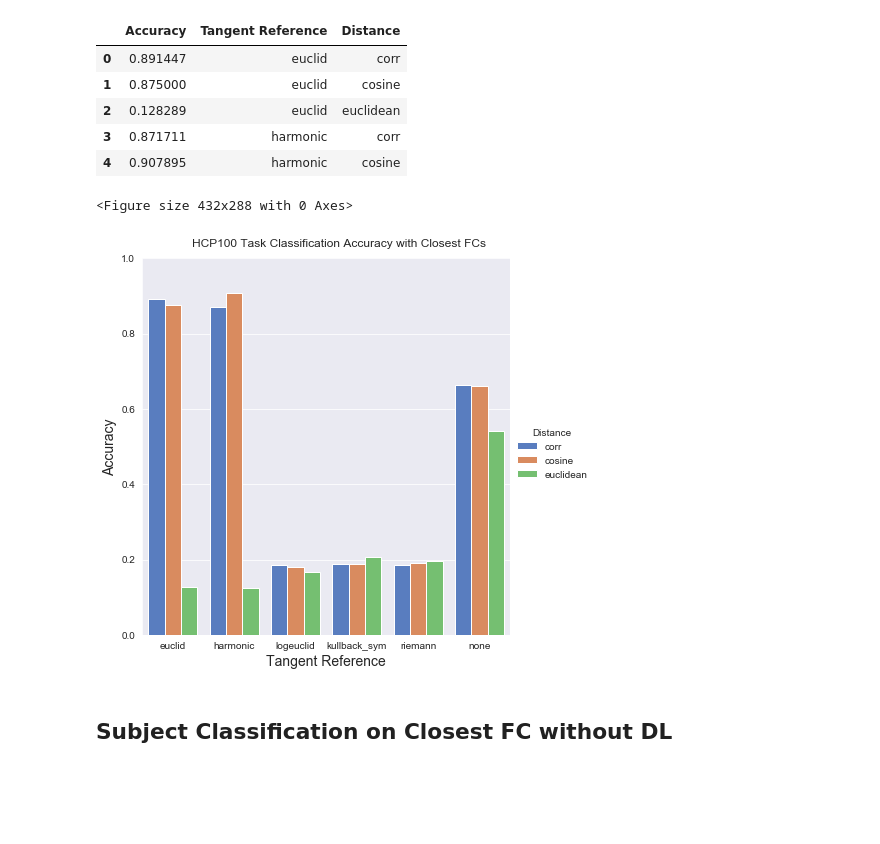
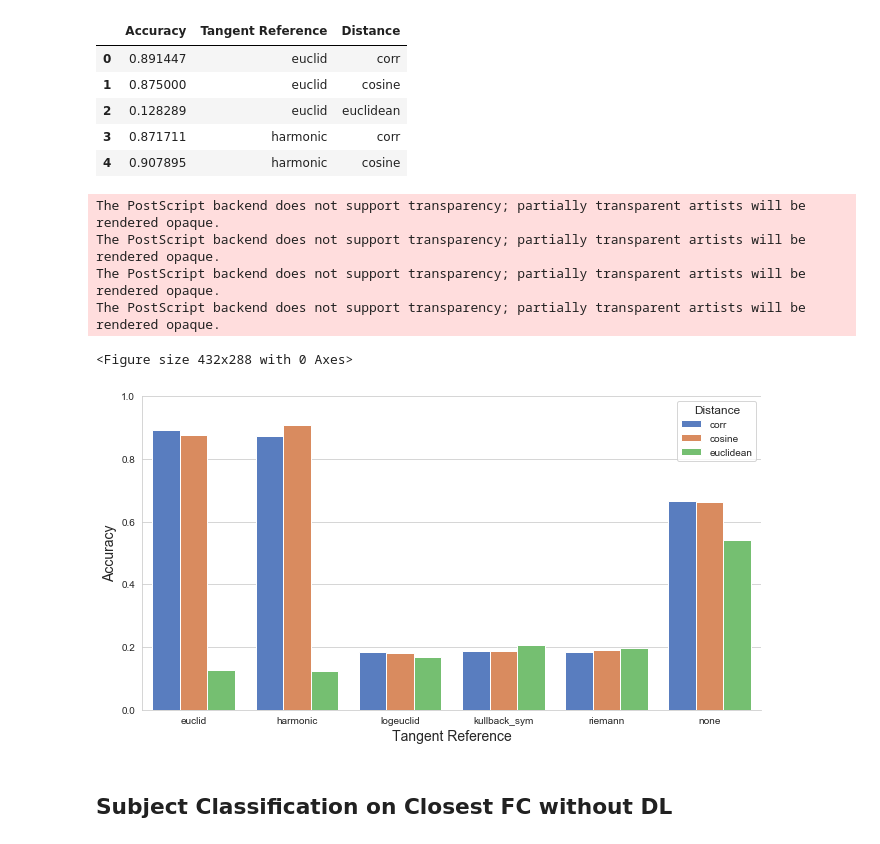
Before and after one commit to mwang29/fmri_learning, a Jupyter notebook: results/Data Visualizations.ipynb, the cells around one changed output. Saved outputs shown, nothing was run; the diff lists cells and outputs as text; code cells hidden in the pictures; blank space fills up the shorter version.

```diff
--- a/results/Data Visualizations.ipynb
+++ b/results/Data Visualizations.ipynb
@@ -6,6 +7,7 @@ plt.rcParams["axes.labelsize"] = 14
 # %% [markdown]
 ## HCP 100 Subjects CNN with 3 Pipelines
 # %%
+sns.set_style("whitegrid")
 baseline = pd.read_csv('HCP100_base_E200_LR0.001_R1_S0_Y1_20.csv')
 tan_euclidean = pd.read_csv('HCP100_Taneuclid_E200_LR0.001_R1_S0_Y1_20.csv')
 pca_recon = pd.read_csv('HCP100_recon_0.025_E200_LR0.001_R0_S0_Y1.csv')
@@ -13,8 +15,9 @@ df = pd.concat([baseline['Accuracy'], pca_recon['Accuracy'],
                 tan_euclidean['Accuracy']], axis=1,
                keys=['Baseline', 'PCA Recon: 2.5% PCs', 'Tan Euclidean'])
 df = df.melt(var_name='Pipelines', value_name='Test accuracy')
-ax = sns.violinplot(x="Pipelines", y="Test accuracy", data=df).set_title(
-    'HCP 8 Task Classification Accuracy of DL Piplines')
+ax = sns.violinplot(x="Pipelines", y="Test accuracy", data=df)
 fig = ax.get_figure()
+fig.set_size_inches(10,5)
+plt.savefig('DL_pipelines.eps', bbox_inches='tight', transparent=True)
 plt.show()
 # %% [output]
@@ -36,16 +39,20 @@ distances.head()
 | 3 | 0.871711 | harmonic | corr |
 | 4 | 0.907895 | harmonic | cosine |
 # %%
-sns.set_style("darkgrid")
+sns.set_style("whitegrid")
 plt.tight_layout()
 ref_plot = sns.catplot(x="Tangent Reference", y="Accuracy", hue="Distance", data=distances,
-                height=6, kind="bar", palette="muted").set(ylim=(0, 1))
-ref_plot.fig.suptitle('HCP100 Task Classification Accuracy with Closest FC', y=1.02)
-plt.savefig('distance_task.png', bbox_inches='tight')
+                height=6, kind="bar", palette="muted", legend_out=False).set(ylim=(0, 1))
+ref_plot.fig.set_size_inches(10,5)
+plt.savefig('distance_task.eps', bbox_inches='tight', transparent=True)
 plt.show()
 # %% [output]
-<Figure size 432x288 with 0 Axes>
+The PostScript backend does not support transparency; partially transparent artists will be rendered opaque.
+The PostScript backend does not support transparency; partially transparent artists will be rendered opaque.
+The PostScript backend does not support transparency; partially transparent artists will be rendered opaque.
+The PostScript backend does not support transparency; partially transparent artists will be rendered opaque.
+<Figure size 432x288 with 0 Axes>
-[figure, old version]
+[figure, new version]
 # %% [markdown]
 ## Subject Classification on Closest FC without DL
 # %%
```
Also changed, not shown: parts of 15 cells of this notebook, 17 other files.
